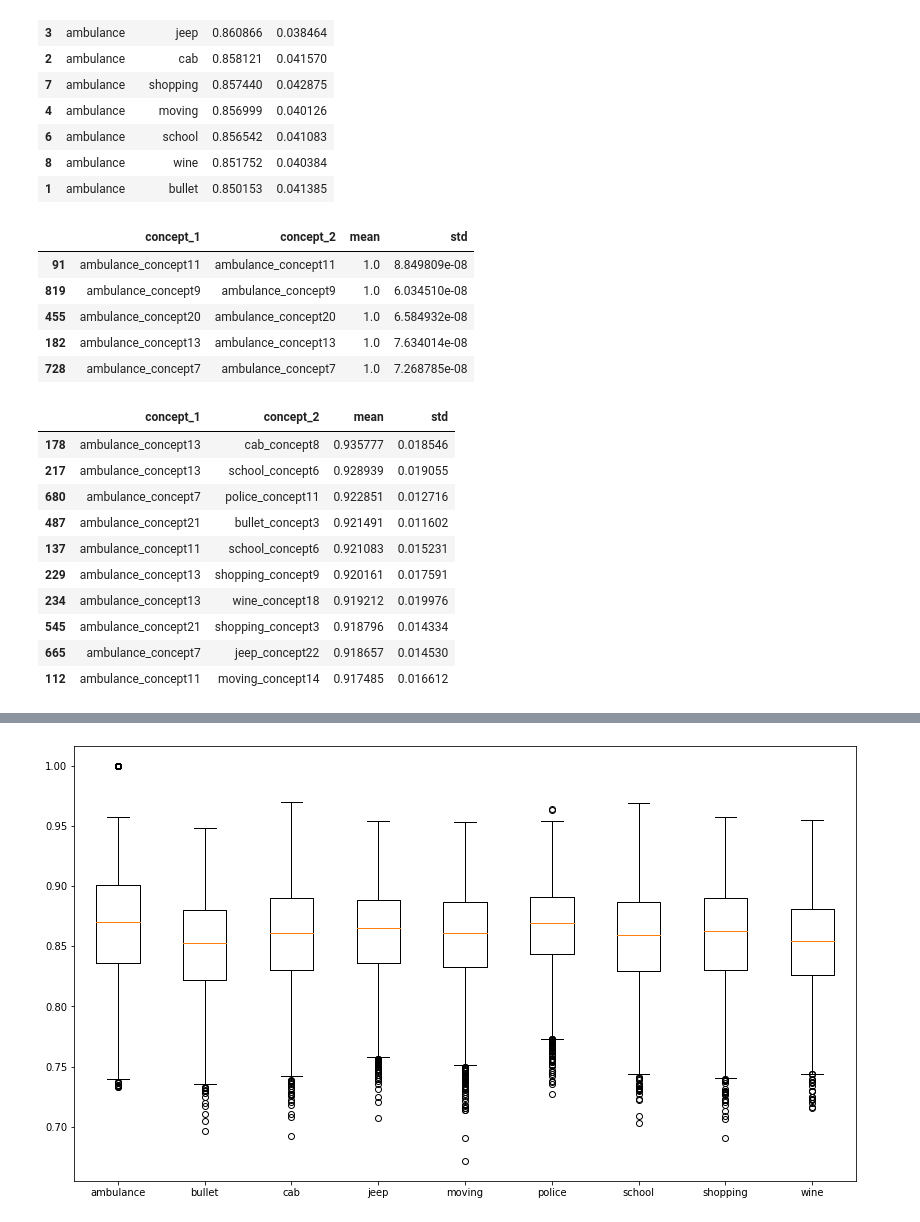
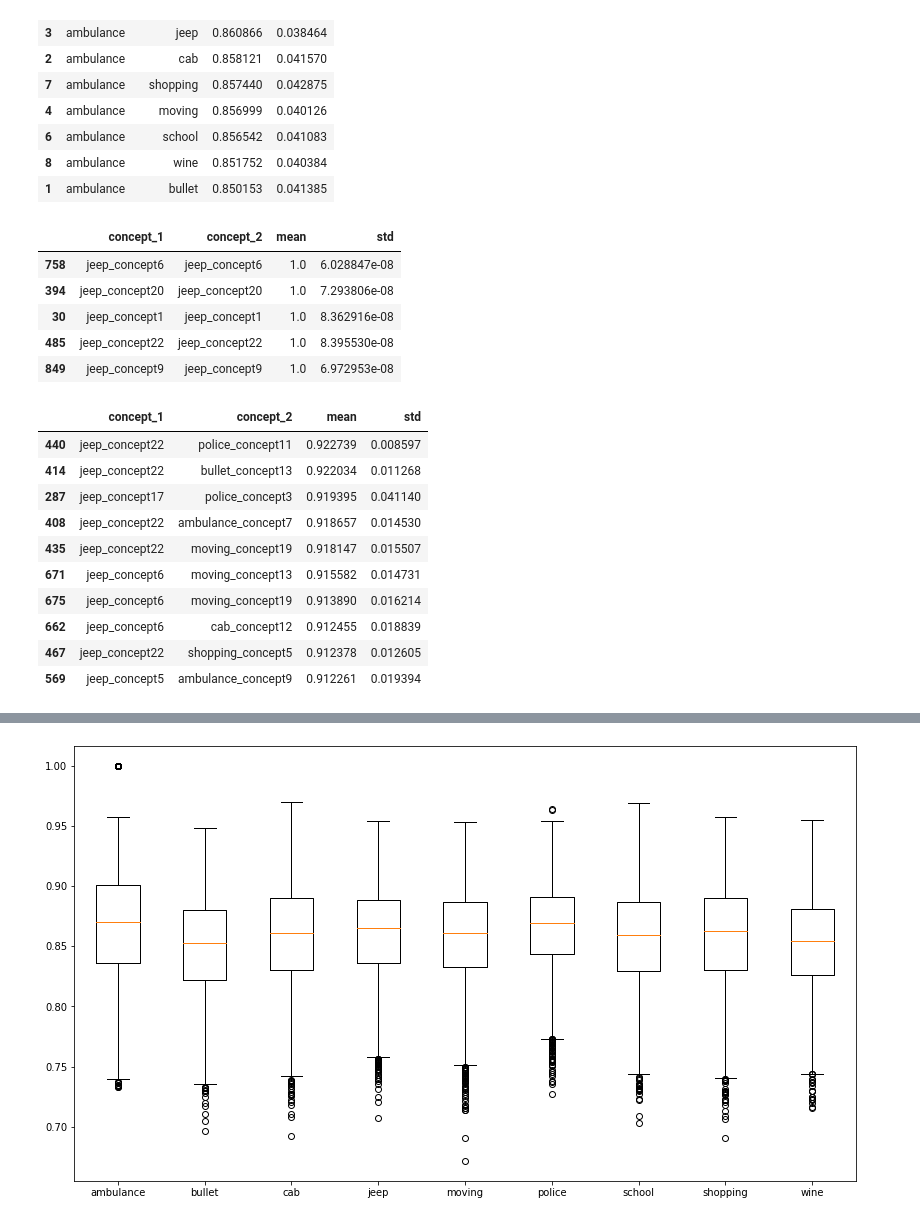
Before and after one commit to tpgmartin/inm363-individual-project, a Jupyter notebook: notebooks/Process Concept Activations Cosine Similarities.ipynb, the cells around one changed output, grey strips where cells are left out. Cells and saved outputs as stored; diff of their text form; code cells hidden in the pictures.

Commit message:
Check for top concepts only

```diff
--- a/notebooks/Process Concept Activations Cosine Similarities.ipynb
+++ b/notebooks/Process Concept Activations Cosine Similarities.ipynb
@@ -151,25 +157,25 @@ act_sims[(act_sims['label_1'] == 'ambulance')].groupby(['label_1', 'label_2'])['
 | 8 | ambulance | wine | 0.851752 | 0.040384 |
 | 1 | ambulance | bullet | 0.850153 | 0.041385 |
 # %%
-act_sims[(act_sims['label_1'] == 'ambulance')].groupby(['concept_1', 'concept_2'])['cosine_similarity'].agg([np.mean, np.std]).reset_index().sort_values(by=['mean','std'], ascending=False).head()
+act_sims[(act_sims['label_1'] == 'jeep')].groupby(['concept_1', 'concept_2'])['cosine_similarity'].agg([np.mean, np.std]).reset_index().sort_values(by=['mean','std'], ascending=False).head()
 # %% [output]
 |  | concept_1 | concept_2 | mean | std |
-| 91 | ambulance_concept11 | ambulance_concept11 | 1.0 | 8.849809e-08 |
-| 819 | ambulance_concept9 | ambulance_concept9 | 1.0 | 6.034510e-08 |
-| 455 | ambulance_concept20 | ambulance_concept20 | 1.0 | 6.584932e-08 |
-| 182 | ambulance_concept13 | ambulance_concept13 | 1.0 | 7.634014e-08 |
-| 728 | ambulance_concept7 | ambulance_concept7 | 1.0 | 7.268785e-08 |
+| 758 | jeep_concept6 | jeep_concept6 | 1.0 | 6.028847e-08 |
+| 394 | jeep_concept20 | jeep_concept20 | 1.0 | 7.293806e-08 |
+| 30 | jeep_concept1 | jeep_concept1 | 1.0 | 8.362916e-08 |
+| 485 | jeep_concept22 | jeep_concept22 | 1.0 | 8.395530e-08 |
+| 849 | jeep_concept9 | jeep_concept9 | 1.0 | 6.972953e-08 |
 # %%
-act_sims[(act_sims['label_1'] == 'ambulance')&(act_sims['label_2'] != 'ambulance')].groupby(['concept_1', 'concept_2'])['cosine_similarity'].agg([np.mean, np.std]).reset_index().sort_values(by=['mean','std'], ascending=False).head(10)
+act_sims[(act_sims['label_1'] == 'jeep')&(act_sims['label_2'] != 'jeep')].groupby(['concept_1', 'concept_2'])['cosine_similarity'].agg([np.mean, np.std]).reset_index().sort_values(by=['mean','std'], ascending=False).head(10)
 # %% [output]
 |  | concept_1 | concept_2 | mean | std |
-| 178 | ambulance_concept13 | cab_concept8 | 0.935777 | 0.018546 |
-| 217 | ambulance_concept13 | school_concept6 | 0.928939 | 0.019055 |
-| 680 | ambulance_concept7 | police_concept11 | 0.922851 | 0.012716 |
-| 487 | ambulance_concept21 | bullet_concept3 | 0.921491 | 0.011602 |
-| 137 | ambulance_concept11 | school_concept6 | 0.921083 | 0.015231 |
-| 229 | ambulance_concept13 | shopping_concept9 | 0.920161 | 0.017591 |
-| 234 | ambulance_concept13 | wine_concept18 | 0.919212 | 0.019976 |
-| 545 | ambulance_concept21 | shopping_concept3 | 0.918796 | 0.014334 |
-| 665 | ambulance_concept7 | jeep_concept22 | 0.918657 | 0.014530 |
-| 112 | ambulance_concept11 | moving_concept14 | 0.917485 | 0.016612 |
+| 440 | jeep_concept22 | police_concept11 | 0.922739 | 0.008597 |
+| 414 | jeep_concept22 | bullet_concept13 | 0.922034 | 0.011268 |
+| 287 | jeep_concept17 | police_concept3 | 0.919395 | 0.041140 |
+| 408 | jeep_concept22 | ambulance_concept7 | 0.918657 | 0.014530 |
+| 435 | jeep_concept22 | moving_concept19 | 0.918147 | 0.015507 |
+| 671 | jeep_concept6 | moving_concept13 | 0.915582 | 0.014731 |
+| 675 | jeep_concept6 | moving_concept19 | 0.913890 | 0.016214 |
+| 662 | jeep_concept6 | cab_concept12 | 0.912455 | 0.018839 |
+| 467 | jeep_concept22 | shopping_concept5 | 0.912378 | 0.012605 |
+| 569 | jeep_concept5 | ambulance_concept9 | 0.912261 | 0.019394 |
```
Also changed, not shown: parts of 8 cells of this notebook, 1 other file.
